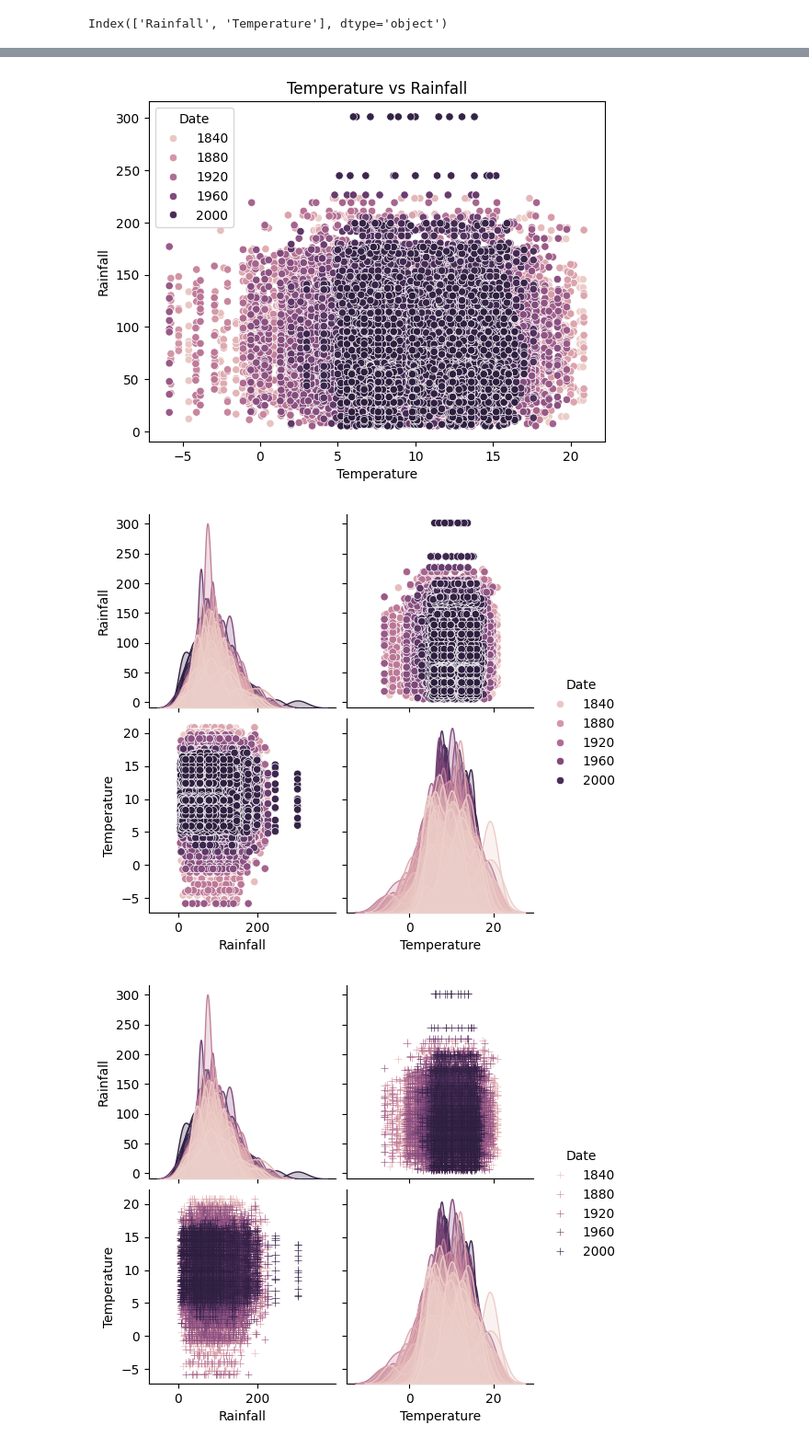
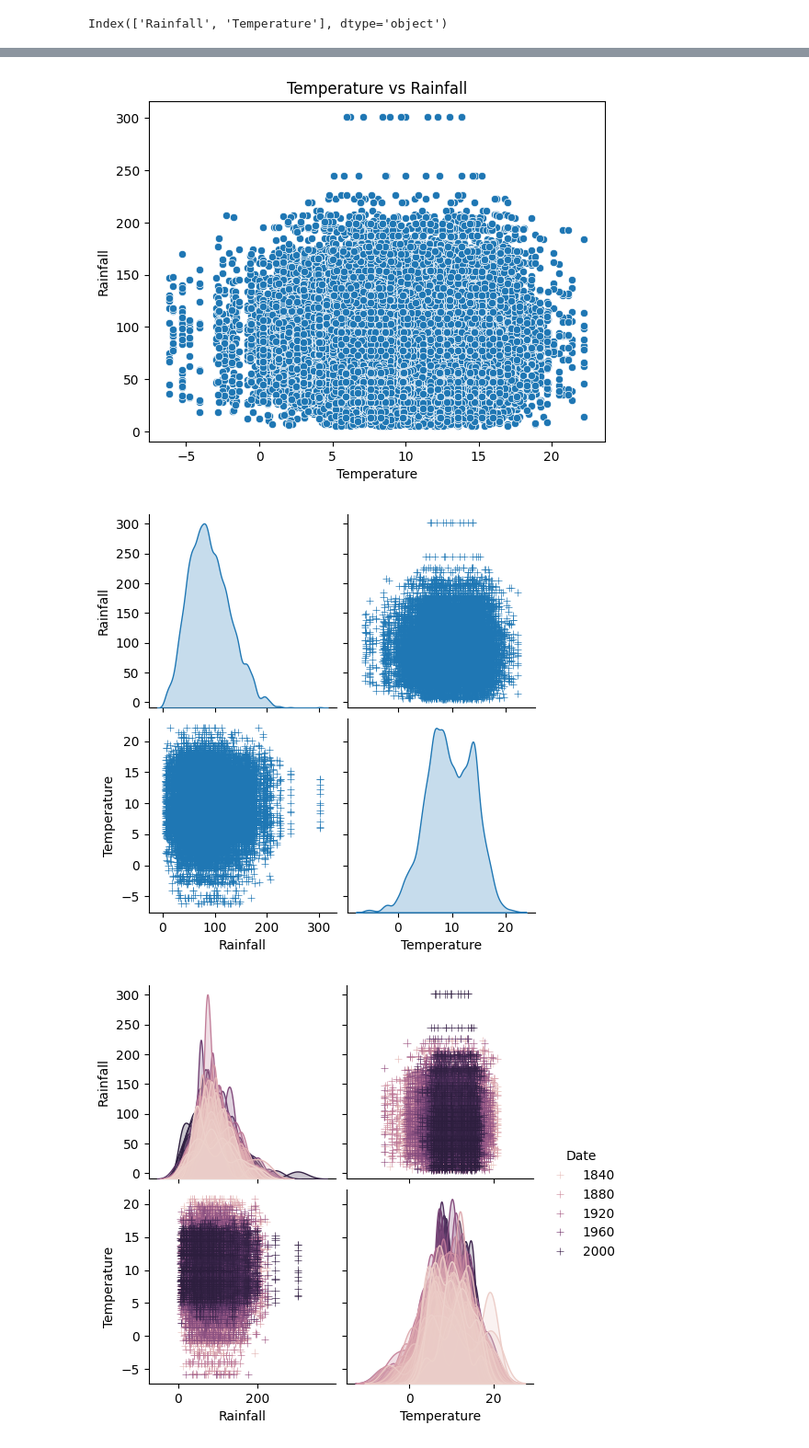
Before and after one commit to Tanjasta/PFDA_Assignment2, a Jupyter notebook: PFDA_Assignment2.ipynb, the cells around one changed output, grey strips where cells are left out. Shown at 92% size. Drawn from its saved outputs; the diff is of its cells as text; code cells hidden in the pictures.

Commit message:
some correction made to the graphs

```diff
--- a/PFDA_Assignment2.ipynb
+++ b/PFDA_Assignment2.ipynb
@@ -1262,18 +1254,16 @@ dtype: int64
 # %%
-cleaned_df = merged_df.dropna(subset=["Temperature"])
 
-
-sns.scatterplot(x="Temperature", y="Rainfall", data=cleaned_df, hue="Date")
+sns.scatterplot(x="Temperature", y="Rainfall", data=cleaned_df)
 plt.title("Temperature vs Rainfall")
 plt.show()
 # %% [output]
-[figure, old version]
+[figure, new version]
 # %%
 
-sns.pairplot(cleaned_df, hue="Date")
+sns.pairplot(cleaned_df, diag_kind='kde', markers='+')
 plt.show()
 # %% [output]
-[figure, old version]
+[figure, new version]
 # %%
 sns.pairplot(cleaned_df, diag_kind='kde', markers='+',hue="Date" )
 plt.show()
```
Also changed, not shown: parts of 21 cells of this notebook, 4 other files.
